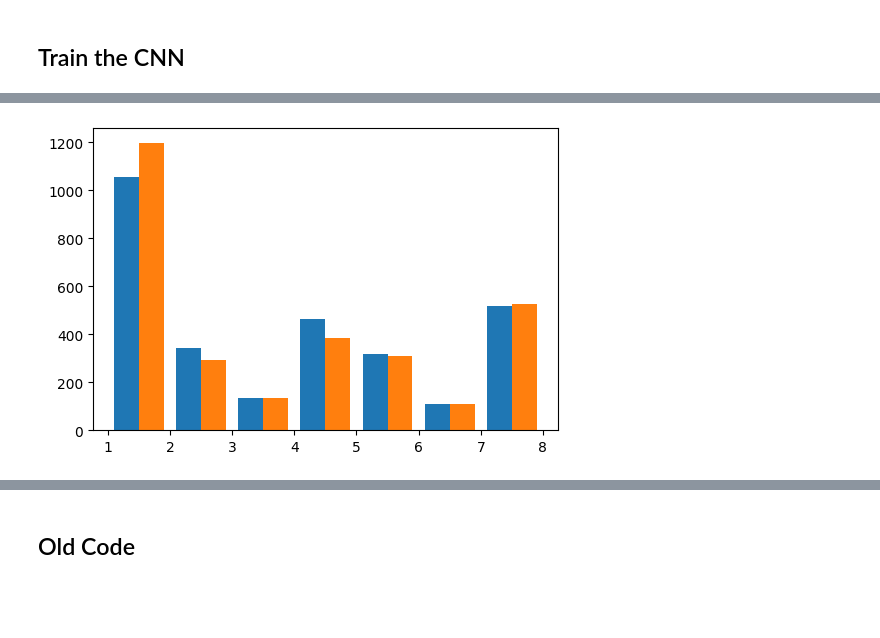
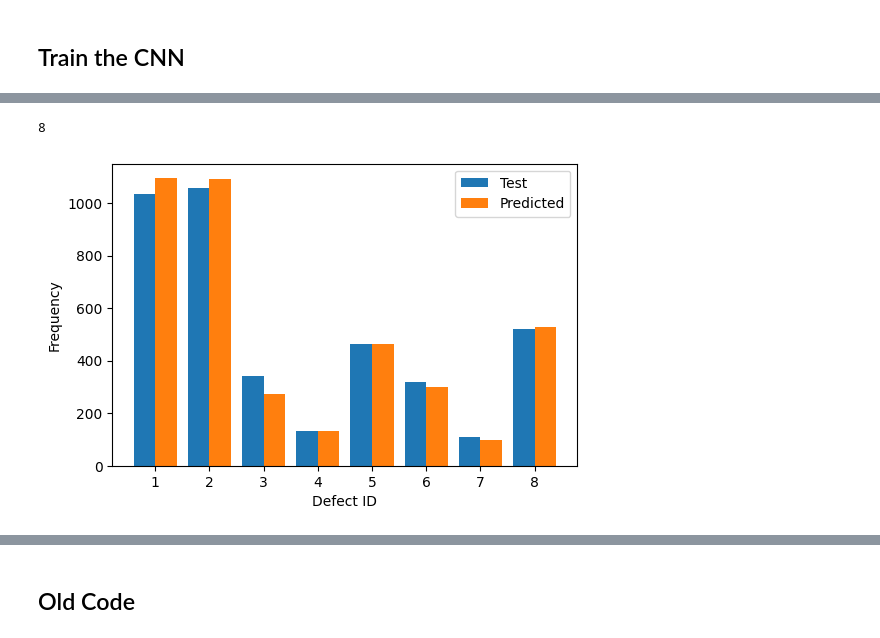
Before and after one commit to adbonzanini/ML-for-plasmas, a Jupyter notebook: Defect_Classification/Defect_Classification_CNN.ipynb, the cells around one changed output, grey strips where cells are left out. Saved outputs shown, nothing was run; the diff lists cells and outputs as text; code cells hidden in the pictures; blank space fills up the shorter version.

```diff
--- a/Defect_Classification/Defect_Classification_CNN.ipynb
+++ b/Defect_Classification/Defect_Classification_CNN.ipynb
@@ -445,6 +438,17 @@ No. of Total Test Points =  3980
-# %%
-plt.figure(dpi=100)
-plt.hist([yTestCat.argmax(1), yPred.argmax(1)], np.linspace(1, 8, 8))
-plt.show()
-# %% [output]
-[figure, removed]
+# %%
+bins
+# %% [output]
+8
+# %%
+bins = list(range(1, yTest.shape[1]+2))
+bin_w = (max(bins) - min(bins)) / (len(bins) - 1)
+
+plt.figure(dpi=100)
+plt.hist([yTestCat.argmax(1)+1, yPred.argmax(1)+1], bins=bins, label=['Test', 'Predicted'])
+plt.xticks(np.arange(min(bins)+bin_w/2, max(bins), bin_w), bins)
+plt.xlabel('Defect ID')
+plt.ylabel('Frequency')
+plt.legend()
+plt.show()
+# %% [output]
+[figure, added]
```
Also changed, not shown: parts of 8 cells of this notebook.
